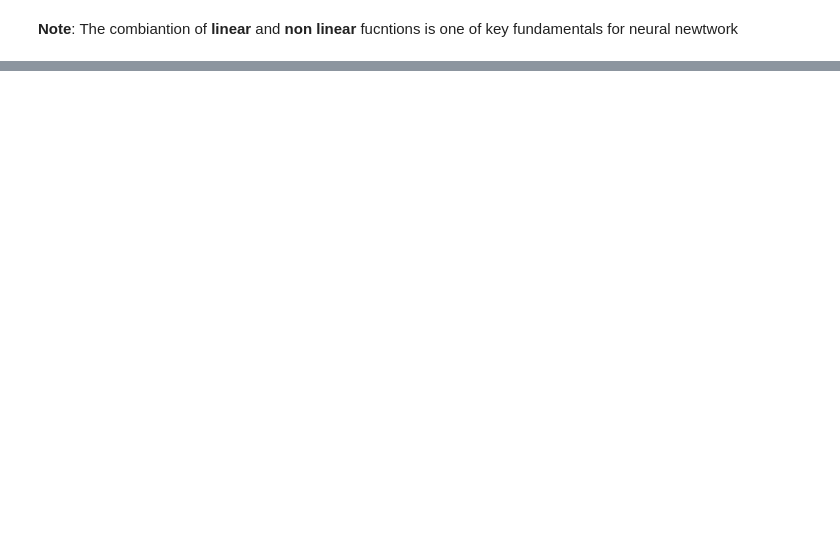
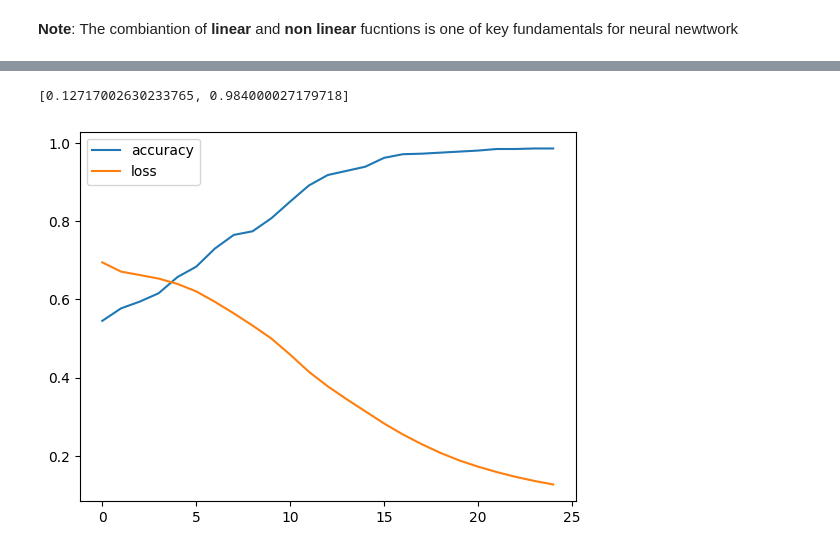
Before and after one commit to ALOK158/Neural_Network_TensorFlow, a Jupyter notebook: Neural_Network_Classification_TensorFlow.ipynb, the cells around one changed output, grey strips where cells are left out. Saved outputs shown, nothing was run; the diff lists cells and outputs as text; code cells hidden in the pictures; blank space fills up the shorter version.

```diff
--- a/Neural_Network_Classification_TensorFlow.ipynb
+++ b/Neural_Network_Classification_TensorFlow.ipynb
@@ -308,0 +363,23 @@ pd.DataFrame(h.history).plot()
+# %%
+#spliting the data
+from sklearn.model_selection import train_test_split
+x_train,x_test,y_train,y_test=train_test_split(x,y)
+# %%
+#lets recreate a model and evaluate it
+
+#Set random seed
+tf.random.set_seed(42)
+
+##
+model_n=tf.keras.Sequential([
+    tf.keras.layers.Dense(4, activation="relu"),
+    tf.keras.layers.Dense(4, activation="relu"),
+    tf.keras.layers.Dense(1, activation="sigmoid")## used different non linear activation fucntion
+])
+
+#compile it
+model_n.compile(loss="binary_crossentropy",
+                optimizer=tf.keras.optimizers.Adam(learning_rate=0.01),## Increase learning rate
+                metrics=["accuracy"])
+#Fit the mode
+history=model_n.fit(x_train,y_train,epochs=25)
@@ -308,0 +404,4 @@ pd.DataFrame(h.history).plot()
+# %%
+pd.DataFrame(history.history).plot()
+model_n.evaluate(x_test,y_test)
+# %% [output]
@@ -308,0 +409,2 @@ pd.DataFrame(h.history).plot()
+[0.12717002630233765, 0.984000027179718]
+[figure, added]
```
Also changed, not shown: parts of 16 cells of this notebook.
